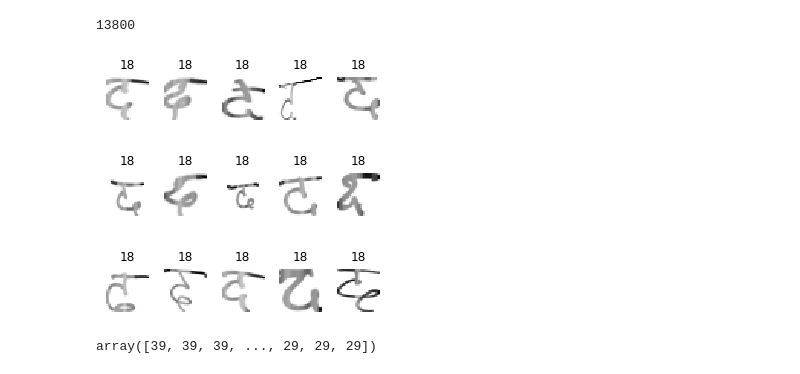
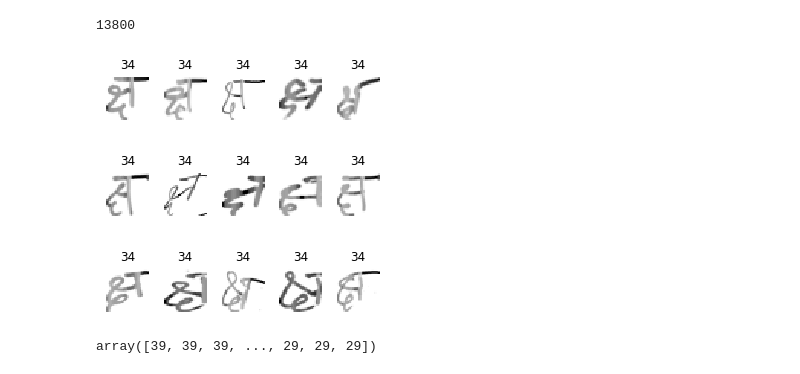
Before and after one commit to RumiRajbhandari/BookRoomForAll, a Jupyter notebook: DataViewer.ipynb, the cells around one changed output. Cells and saved outputs as stored; diff of their text form; code cells hidden in the pictures.

```diff
--- a/DataViewer.ipynb
+++ b/DataViewer.ipynb
@@ -43,17 +46,17 @@ len(image_test)
 13800
 # %%
 plt.figure(figsize=(5,5))
-start_index = 7500
-end_index = 7515
+start_index = 2000
+end_index = 2015
 index = 1
 for image, label in zip(image_train[start_index:end_index], label_train[start_index:end_index]):
     plt.subplot(3,5,index)
     plt.axis('off')
     plt.imshow(image, cmap=plt.cm.gray_r, interpolation='nearest')
     plt.title(label)
     index += 1
 # %% [output]
-[figure, old version]
+[figure, new version]
 # %%
 label_train
 # %% [output]
```
Also changed, not shown: parts of 11 cells of this notebook, 8 other files.
